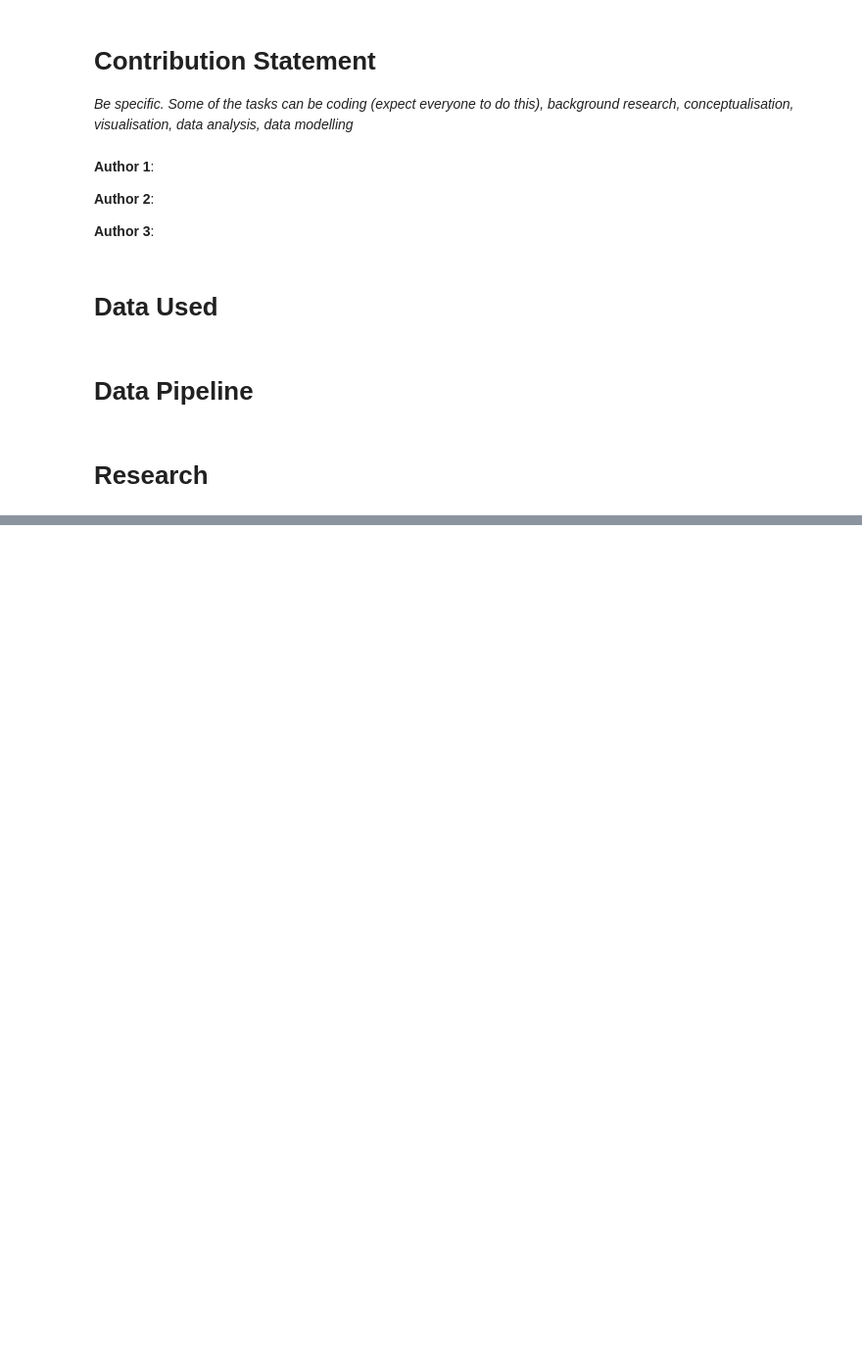
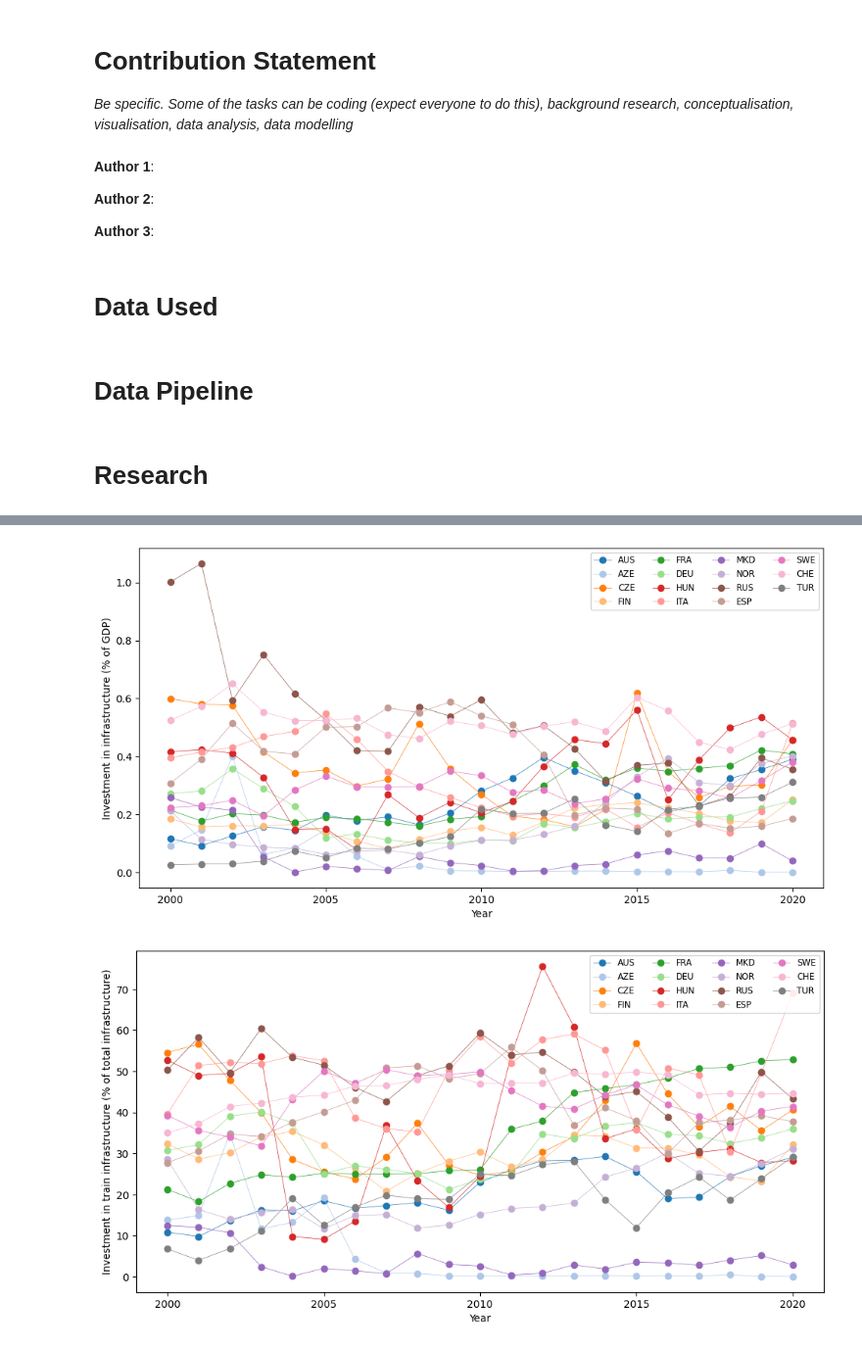
Before and after one commit to SmBuismn/Group_21_Python_project, a Jupyter notebook: project_template.ipynb, the cells around one changed output, grey strips where cells are left out. Shown: that part at 98% size. Saved outputs shown, nothing was run; the diff lists cells and outputs as text; code cells hidden in the pictures; blank space fills up the shorter version.

```diff
--- a/project_template.ipynb
+++ b/project_template.ipynb
@@ -204,0 +248,46 @@ infrastructure_data.set_index('Country', inplace=True)
+# %%
+infrastructure_train_data = infrastructure_train_data.astype(float)
+gdp_data = gdp_data.astype(float)
+
+# Determine percentage of GDP that is invested in railway infrastructure
+infrastructure_gdp = infrastructure_train_data / gdp_data * 100
+infrastructure_train_to_total = infrastructure_train_data / (infrastructure_train_data + infrastructure_road_data) * 100
+
+# Create figure
+plt.figure(figsize=(12, 6))
+
+# Plot every country
+for i, (index, row) in enumerate(infrastructure_gdp.iterrows()):
+    plt.plot(row.index, row.values, marker='o', label=f'{index}', linewidth=0.5, color=plt.cm.tab20(i))
+
+# Adjust years on x-axis for visibility
+ax = plt.gca()
+ax.xaxis.set_major_locator(MultipleLocator(base=5))
+
+plt.xlabel('Year')
+plt.ylabel('Investment in infrastructure (% of GDP)')
+
+plt.legend(loc='upper right', fontsize='small', ncol = 4)
+plt.show()
+
+
+
+# Create figure
+plt.figure(figsize=(12, 6))
+
+# Plot every country
+for i, (index, row) in enumerate(infrastructure_train_to_total.iterrows()):
+    plt.plot(row.index, row.values, marker='o', label=f'{index}', linewidth=0.5, color=plt.cm.tab20(i))
+
+# Adjust years on x-axis for visibility
+ax = plt.gca()
+ax.xaxis.set_major_locator(MultipleLocator(base=5))
+
+plt.xlabel('Year')
+plt.ylabel('Investment in train infrastructure (% of total infrastructure)')
+
+plt.legend(loc='upper right', fontsize='small', ncol = 4)
+plt.show()
+# %% [output]
+[figure, added]
+[figure, added]
```
Also changed, not shown: parts of 9 cells of this notebook, 8 other files.
